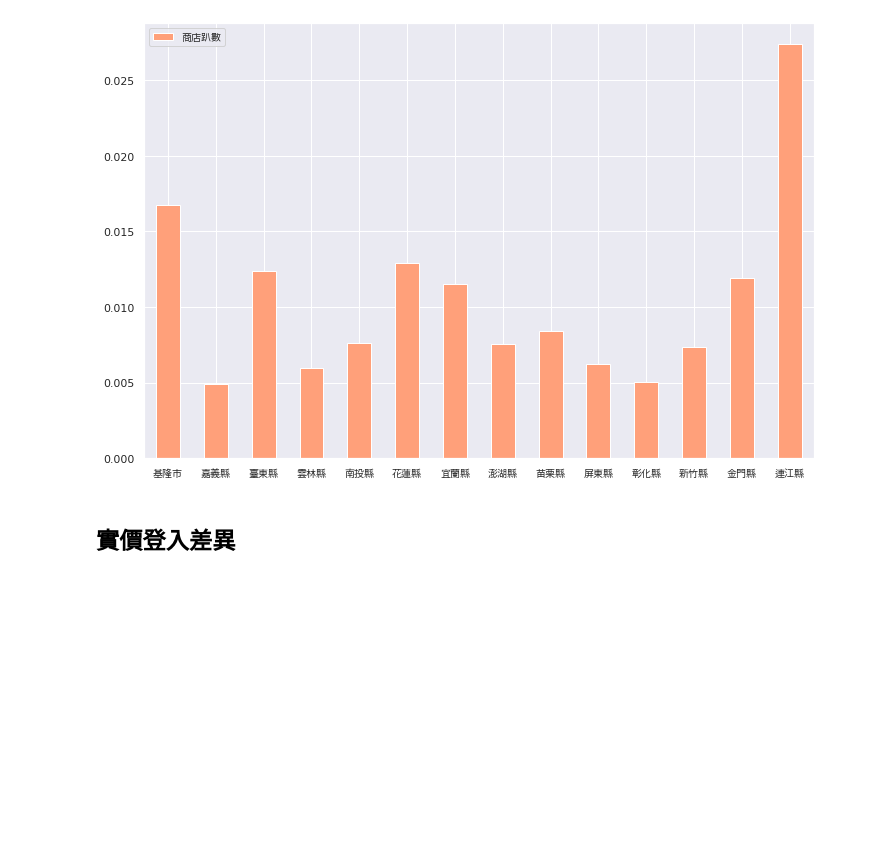
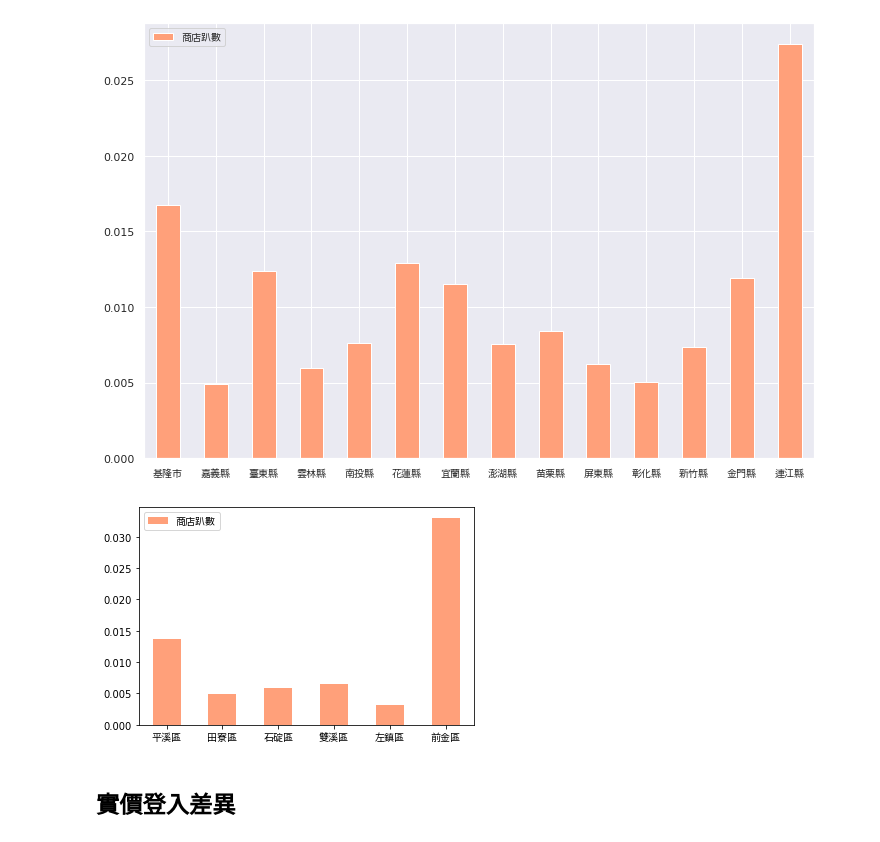
Before and after one commit to yee23456/AI_problem_analysis, a Jupyter notebook: 作業二_沈睿朋.ipynb, the cells around one changed output. Cells and saved outputs as stored; diff of their text form; code cells hidden in the pictures; blank space fills up the shorter version.

```diff
--- a/作業二_沈睿朋.ipynb
+++ b/作業二_沈睿朋.ipynb
@@ -134,6 +187,11 @@ city_L_OLP = city_D_OLP.index.tolist()
 city_OLP = pd.DataFrame(city_D_OLP,city_L_OLP)
 city_OLP['商店趴數'] = data.groupby('縣市').sum()['商店總數'] / data.groupby('縣市').sum()['total_city_people']
 # city_OLP[['older_lonely_precent','單價元坪','商店趴數']]
+# %%
+town_D_OLP = data.groupby('TOWNNAME').mean().sort_values('T_older_lonely_precent')[::-1]
+town_L_OLP = town_D_OLP.index.tolist()
+town_OLP = pd.DataFrame(town_D_OLP,town_L_OLP)
+town_OLP['商店趴數'] = data.groupby('TOWNNAME').sum()['商店總數'] / data.groupby('TOWNNAME').sum()['total_city_people']
 # %% [markdown]
 ## 商店
 # %%
@@ -148,6 +206,10 @@ city_6(city_OLP,'商店趴數',[1,8,10,13,16,18])
 city_6(city_OLP,'商店趴數',[i for i in range(22) if i not in [1,8,10,13,14,15,16,18]])
 # %% [output]
 [figure]
+# %%
+first_6(town_OLP,'商店趴數')
+# %% [output]
+[figure, added]
 # %% [markdown]
 ## 實價登入差異
 # %%
```
Also changed, not shown: parts of 8 cells of this notebook.
